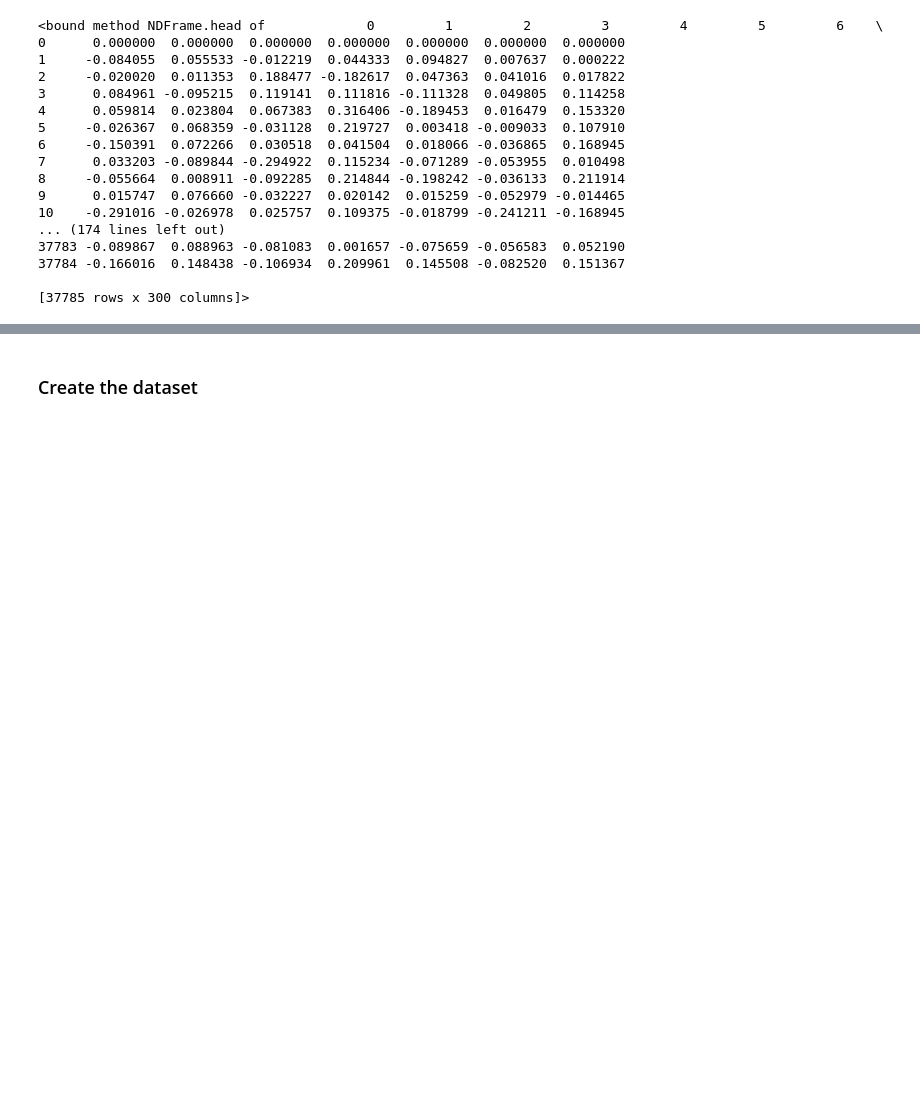
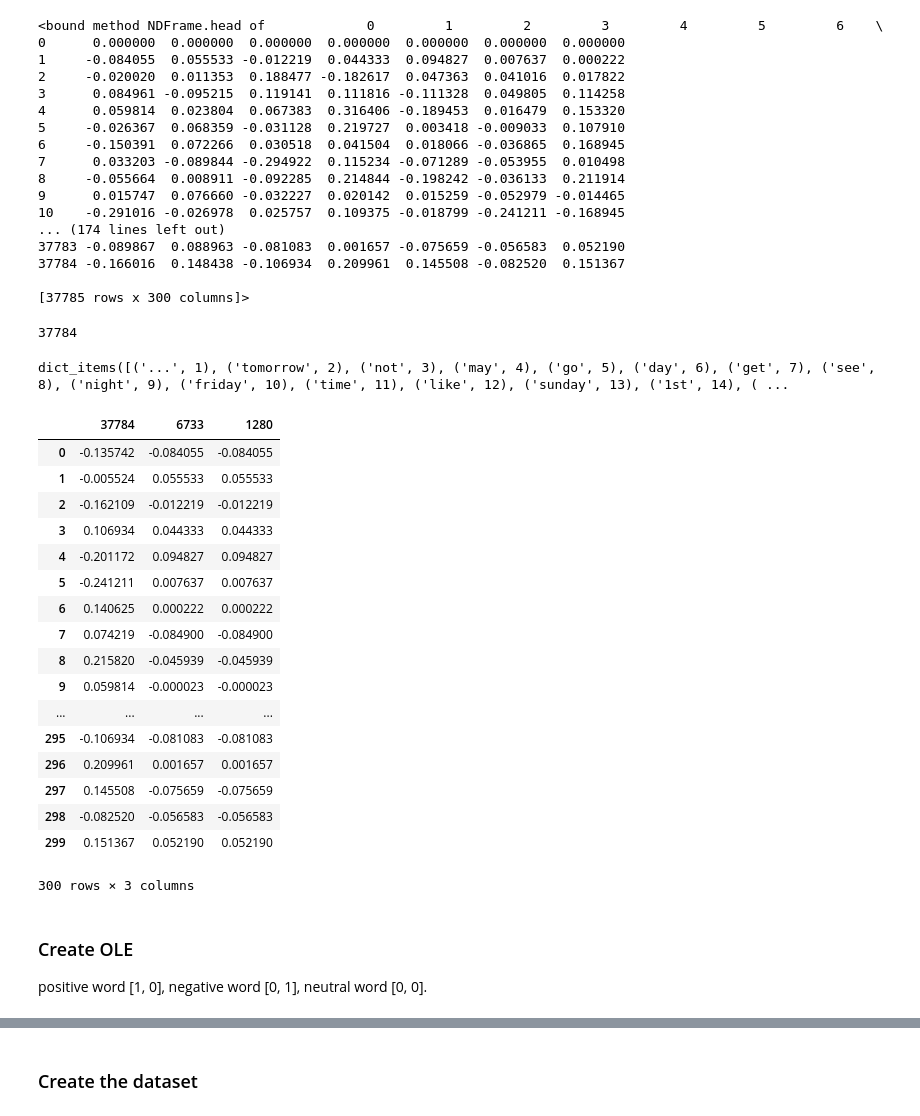
Before and after one commit to Bensabat/Tweets-Sentiment-Analysis, a Jupyter notebook: src/train.ipynb, the cells around one changed output, grey strips where cells are left out. Cells and saved outputs as stored; diff of their text form; code cells hidden in the pictures; blank space fills up the shorter version.

```diff
--- a/src/train.ipynb
+++ b/src/train.ipynb
@@ -47,21 +45,24 @@ Using TensorFlow backend.
 # %%
 np.random.seed(7) # random state
 
-CORPUS_TRAIN_3 = "data/tweet/data_train_3.csv" # training part of the corpus for the model with 3 output classes
-CORPUS_TEST_3 = "data/tweet/data_test_3.csv" # testing part of the corpus for the model with 3 output classes
-CORPUS_TRAIN_7 = "data/tweet/data_train_7.csv" # training part of the corpus for the model with 7 output classes
+CORPUS_TRAIN_3 = "../data/tweet/data_train_3.csv" # training part of the corpus for the model with 3 output classes
+CORPUS_TEST_3 = "../data/tweet/data_test_3.csv" # testing part of the corpus for the model with 3 output classes
+CORPUS_TRAIN_7 = "../data/tweet/data_train_7.csv" # training part of the corpus for the model with 7 output classes
 
 # FIXME: Currently, not available!
 CORPUS_TEST_7 = CORPUS_TEST_3  # testing part of the corpus for the model with 7 output classes
 #CORPUS_TEST_7 = "data/task_A/data_test_7.csv"
 
-EMBEDDING_W2C_FILE = "data/embedding/GoogleNews-vectors-negative300.bin" # Google word2vec's file (~3.5GB)
-EMBEDDING_MATRIX_FILE = "data/embedding/embedding_matrix.csv" # the embedding matrix exported to CSV (~200MB)
+EMBEDDING_W2C_FILE = "../data/embedding/GoogleNews-vectors-negative300.bin" # Google word2vec's file (~3.5GB)
+EMBEDDING_MATRIX_FILE = "../data/embedding/embedding_matrix.csv" # the embedding matrix exported to CSV (~200MB)
 BASE_EMBEDDING_DIM = 300 # Embedding (word2vec) dimension
 
 # FIXME
-EXTRA_EMBEDDING_DIM = 0 # Add extra dimensions for polarities, etc
+EXTRA_EMBEDDING_DIM = 2 # Add extra dimensions for polarities, etc
 EMBEDDING_DIM = BASE_EMBEDDING_DIM + EXTRA_EMBEDDING_DIM # Total embedding dimensions
+
+OLE_POSITIVE_PATH = "../resources/OLE/positive-words.txt"
+OLE_NEGATIVE_PATH = "../resources/OLE/negative-words.txt"
 
 # Required memory (in GB) to run this notebook smoothly
 REQUIRED_MEMORY = 6
@@ -198,3 +200,39 @@ embedding_matrix.head
 37784 -0.166016  0.148438 -0.106934  0.209961  0.145508 -0.082520  0.151367
 
 [37785 rows x 300 columns]>
+# %%
+len(word_index)
+# %% [output]
+37784
+# %%
+word_index.items()
+# %% [output]
+dict_items([('...', 1), ('tomorrow', 2), ('not', 3), ('may', 4), ('go', 5), ('day', 6), ('get', 7), ('see', 8), ('night', 9), ('friday', 10), ('time', 11), ('like', 12), ('sunday', 13), ('1st', 14), ( ...
+# %%
+df_a = embedding_matrix.iloc[37784]
+df_b = embedding_matrix.iloc[6733]
+df_c = embedding_matrix.iloc[1280]
+
+pd.concat([df_a,df_b, df_c], axis=1)
+# %% [output]
+|  | 37784 | 6733 | 1280 |
+| 0 | -0.135742 | -0.084055 | -0.084055 |
+| 1 | -0.005524 | 0.055533 | 0.055533 |
+| 2 | -0.162109 | -0.012219 | -0.012219 |
+| 3 | 0.106934 | 0.044333 | 0.044333 |
+| 4 | -0.201172 | 0.094827 | 0.094827 |
+| 5 | -0.241211 | 0.007637 | 0.007637 |
+| 6 | 0.140625 | 0.000222 | 0.000222 |
+| 7 | 0.074219 | -0.084900 | -0.084900 |
+| 8 | 0.215820 | -0.045939 | -0.045939 |
+| 9 | 0.059814 | -0.000023 | -0.000023 |
+| ... | ... | ... | ... |
+| 295 | -0.106934 | -0.081083 | -0.081083 |
+| 296 | 0.209961 | 0.001657 | 0.001657 |
+| 297 | 0.145508 | -0.075659 | -0.075659 |
+| 298 | -0.082520 | -0.056583 | -0.056583 |
+| 299 | 0.151367 | 0.052190 | 0.052190 |
+300 rows × 3 columns
+# %% [markdown]
+### Create OLE
+positive word [1, 0], negative word [0, 1], neutral word [0, 0].
```
Also changed, not shown: parts of 15 cells of this notebook, 2 other files.
